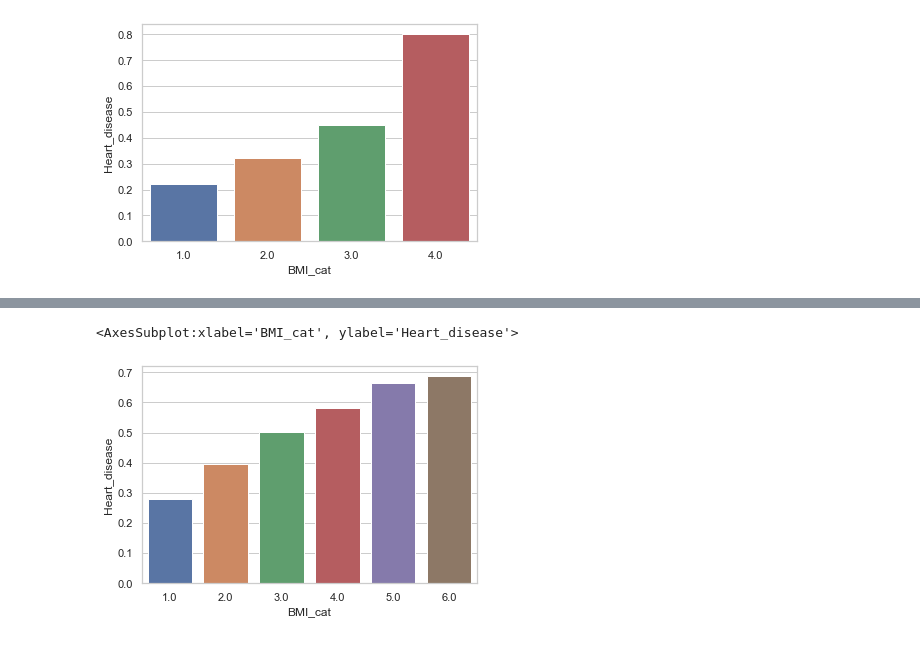
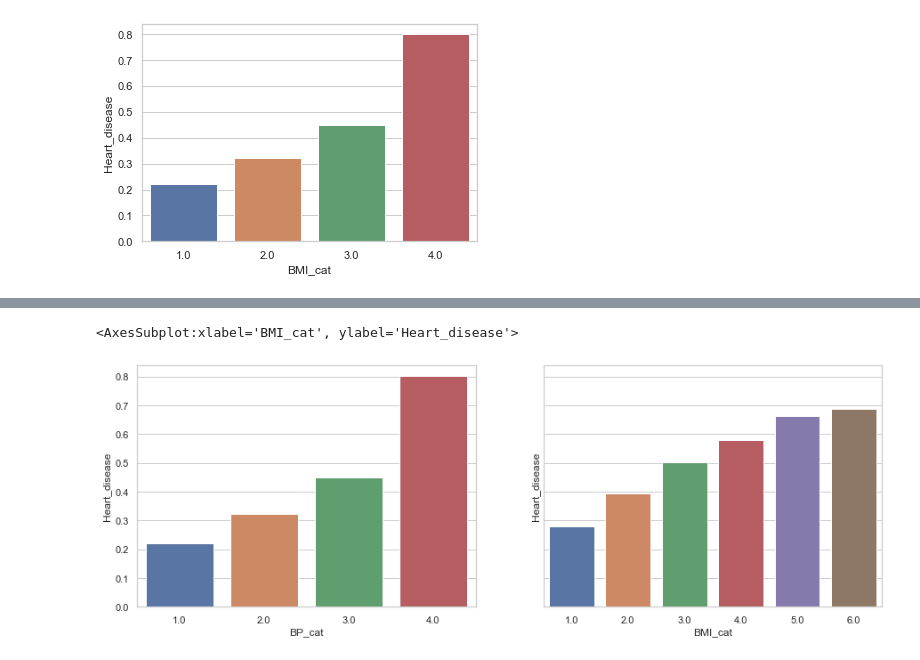
Before and after one commit to Lelelass/Machine-learning-Lassarade, a Jupyter notebook: labb_1/2-0-0.ipynb, the cells around one changed output, grey strips where cells are left out. Saved outputs shown, nothing was run; the diff lists cells and outputs as text; code cells hidden in the pictures.

Commit message:
Plotted observations with subplots

```diff
--- a/labb_1/2-0-0.ipynb
+++ b/labb_1/2-0-0.ipynb
@@ -257,10 +250,11 @@ for i in range(1,7):
 
 df_bmi = pd.DataFrame([range(1,7), counts, proportions]).T
 df_bmi.columns = ['BMI_cat', 'Count', 'Heart_disease']
-
-
-sns.set_theme(style="whitegrid")
-sns.barplot(x = df_bmi.BMI_cat,y = df_bmi.Heart_disease)
-# %% [output]
-<AxesSubplot:xlabel='BMI_cat', ylabel='Heart_disease'>
-[figure, removed]
+# %%
+fig, axs = plt.subplots(1,2, figsize = (15,5), sharey= True)
+sns.set_theme(style="whitegrid")
+sns.barplot(x = df_bp.BP_cat,y = df_bp.Heart_disease, ax = axs[0])
+sns.barplot(x = df_bmi.BMI_cat,y = df_bmi.Heart_disease, ax = axs[1])
+# %% [output]
+<AxesSubplot:xlabel='BMI_cat', ylabel='Heart_disease'>
+[figure, added]
```
Also changed, not shown: parts of 1 cell of this notebook.
